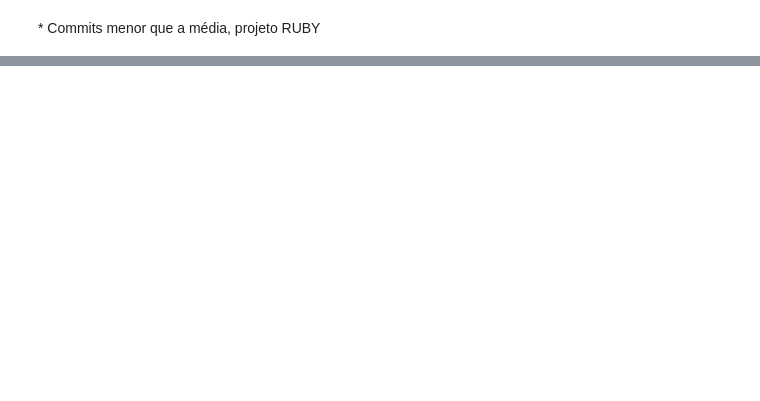
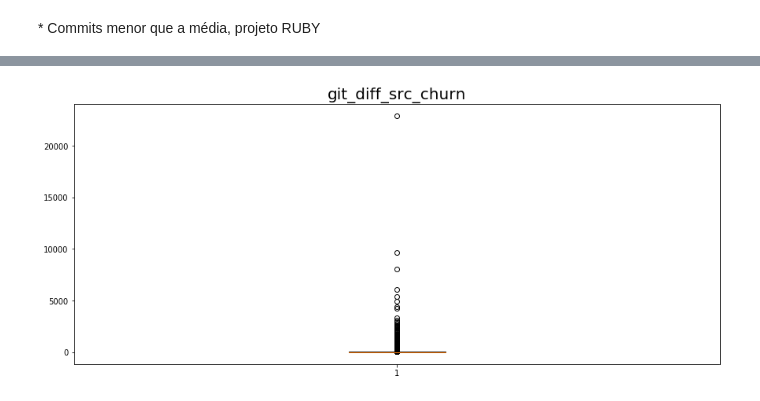
Before and after one commit to wagnernegrao/ci-analysis, a Jupyter notebook: ci_analysis.ipynb, the cells around one changed output, grey strips where cells are left out. Drawn from its saved outputs; the diff is of its cells as text; code cells hidden in the pictures; blank space fills up the shorter version.

```diff
--- a/ci_analysis.ipynb
+++ b/ci_analysis.ipynb
@@ -264,0 +243,6 @@ max    419.000000
+# %%
+dataset = dataset.drop_duplicates(['tr_build_id'])
+
+dataset = dataset.loc[dataset['gh_project_name'] == 'rails/rails']
+
+dataset
@@ -264,0 +268,4 @@ max    419.000000
+# %%
+plot('git_diff_src_churn', dataset.git_diff_src_churn)
+# %% [output]
+[figure, added]
```
Also changed, not shown: parts of 6 cells of this notebook.
